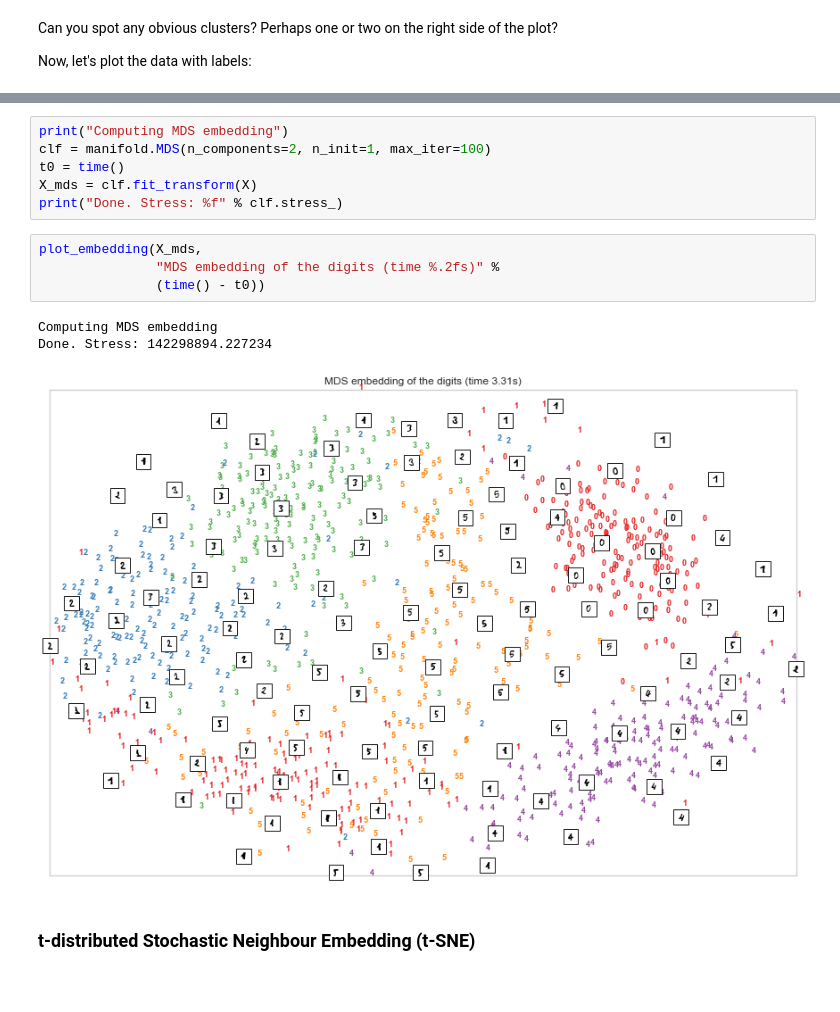
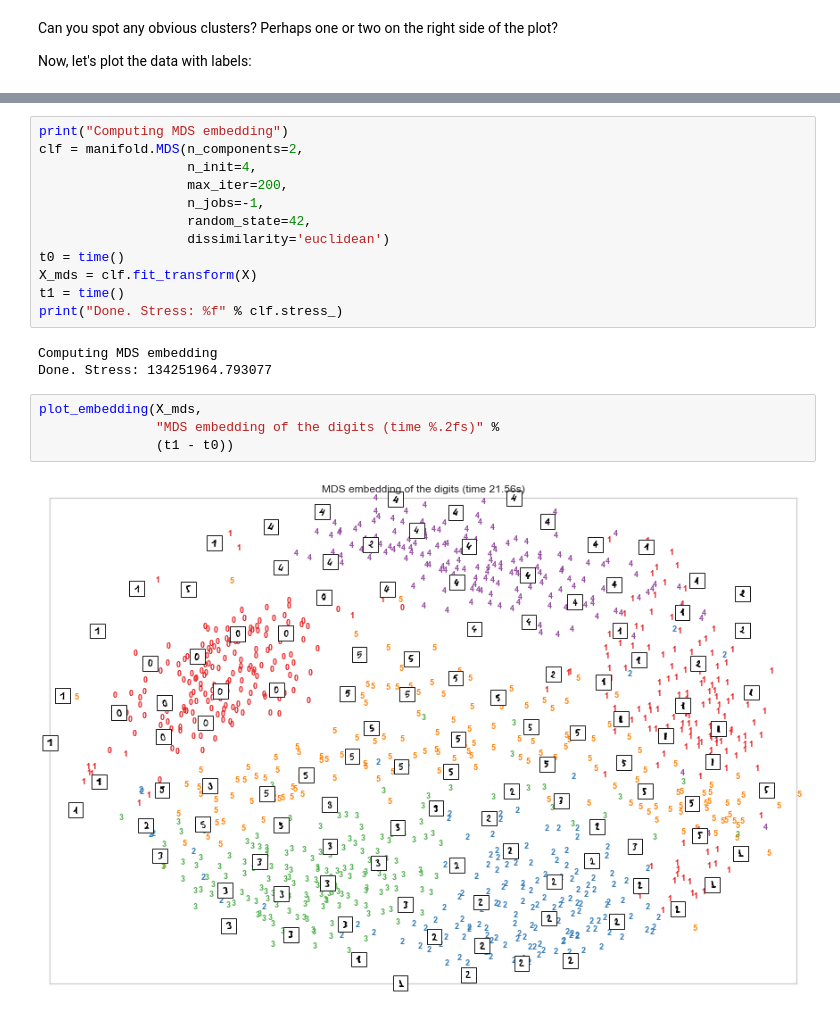
Before and after one commit to James-Leslie/Jupyter-Notebooks, a Jupyter notebook: Unsupervised-Learning/4_advanced-DR-techniques.ipynb, the cells around one changed output, grey strips where cells are left out. Drawn from its saved outputs; the diff is of its cells as text; blank space fills up the shorter version.

```diff
--- a/Unsupervised-Learning/4_advanced-DR-techniques.ipynb
+++ b/Unsupervised-Learning/4_advanced-DR-techniques.ipynb
@@ -165,16 +174,21 @@ Now, let's take a look at some other techniques and see how they perform.
 # %%
 print("Computing MDS embedding")
-clf = manifold.MDS(n_components=2, n_init=1, max_iter=100)
+clf = manifold.MDS(n_components=2,
+                   n_init=4,
+                   max_iter=200,
+                   n_jobs=-1,
+                   random_state=42,
+                   dissimilarity='euclidean')
 t0 = time()
 X_mds = clf.fit_transform(X)
+t1 = time()
 print("Done. Stress: %f" % clf.stress_)
+# %% [output]
+Computing MDS embedding
+Done. Stress: 134251964.793077
 # %%
 plot_embedding(X_mds,
                "MDS embedding of the digits (time %.2fs)" %
-               (time() - t0))
+               (t1 - t0))
 # %% [output]
-Computing MDS embedding
-Done. Stress: 142298894.227234
-[figure, old version]
+[figure, new version]
-# %% [markdown]
-### t-distributed Stochastic Neighbour Embedding (t-SNE)
```
Also changed, not shown: parts of 13 cells of this notebook.
